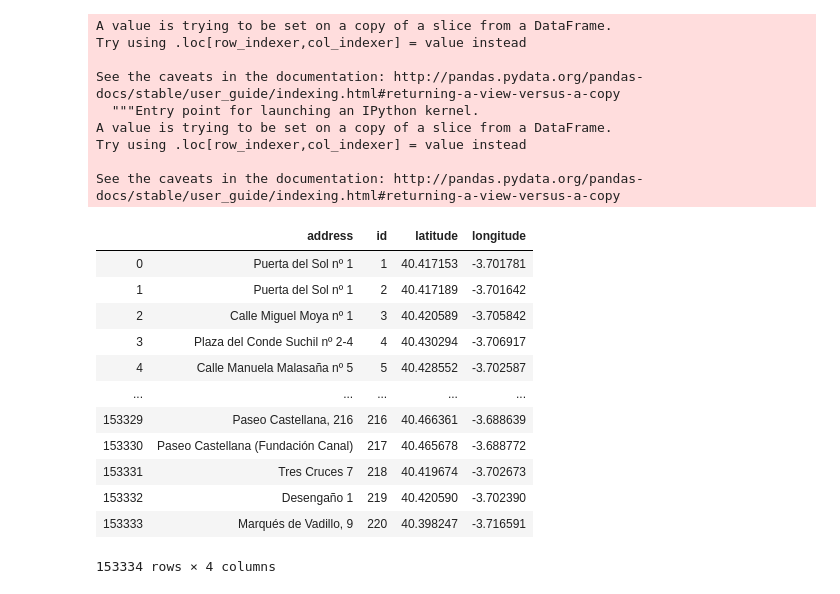
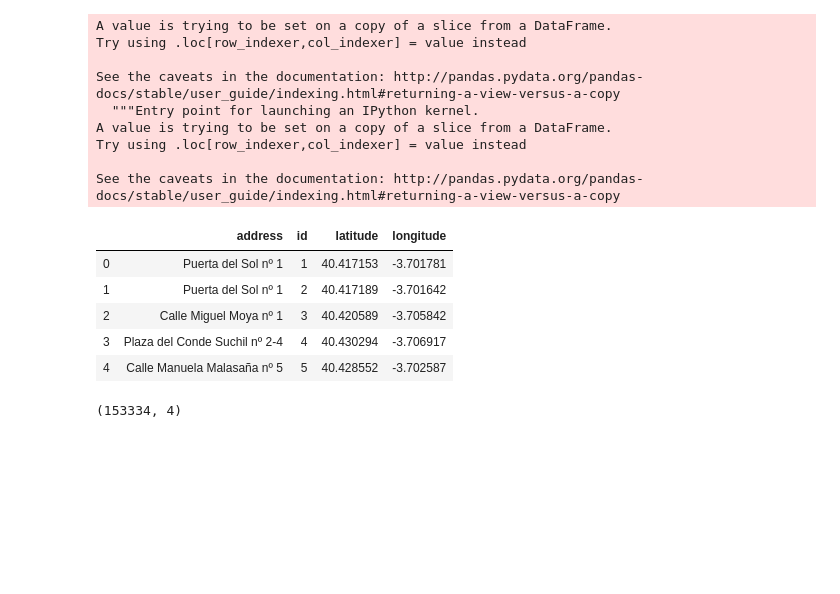
Before and after one commit to AdrianRajoyLopez/Analysis_BiciMAD, a Jupyter notebook: NB_AdrianRajoy_Stations.ipynb, the cells around one changed output. Drawn from its saved outputs; the diff is of its cells as text; code cells hidden in the pictures; blank space fills up the shorter version.

```diff
--- a/NB_AdrianRajoy_Stations.ipynb
+++ b/NB_AdrianRajoy_Stations.ipynb
@@ -308,20 +305,17 @@ Try using .loc[row_indexer,col_indexer] = value instead
 
 See the caveats in the documentation: http://pandas.pydata.org/pandas-docs/stable/user_guide/indexing.html#returning-a-view-versus-a-copy
 # %%
-estaciones
+estaciones.head()
 # %% [output]
 |  | address | id | latitude | longitude |
 | 0 | Puerta del Sol nº 1 | 1 | 40.417153 | -3.701781 |
 | 1 | Puerta del Sol nº 1 | 2 | 40.417189 | -3.701642 |
 | 2 | Calle Miguel Moya nº 1 | 3 | 40.420589 | -3.705842 |
 | 3 | Plaza del Conde Suchil nº 2-4 | 4 | 40.430294 | -3.706917 |
 | 4 | Calle Manuela Malasaña nº 5 | 5 | 40.428552 | -3.702587 |
-| ... | ... | ... | ... | ... |
-| 153329 | Paseo Castellana, 216 | 216 | 40.466361 | -3.688639 |
-| 153330 | Paseo Castellana (Fundación Canal) | 217 | 40.465678 | -3.688772 |
-| 153331 | Tres Cruces 7 | 218 | 40.419674 | -3.702673 |
-| 153332 | Desengaño 1 | 219 | 40.420590 | -3.702390 |
-| 153333 | Marqués de Vadillo, 9 | 220 | 40.398247 | -3.716591 |
-153334 rows × 4 columns
+# %%
+estaciones.shape
+# %% [output]
+(153334, 4)
 # %%
 estaciones_agg = estaciones.groupby(["id"]).mean().reset_index()
```
Also changed, not shown: parts of 16 cells of this notebook.
